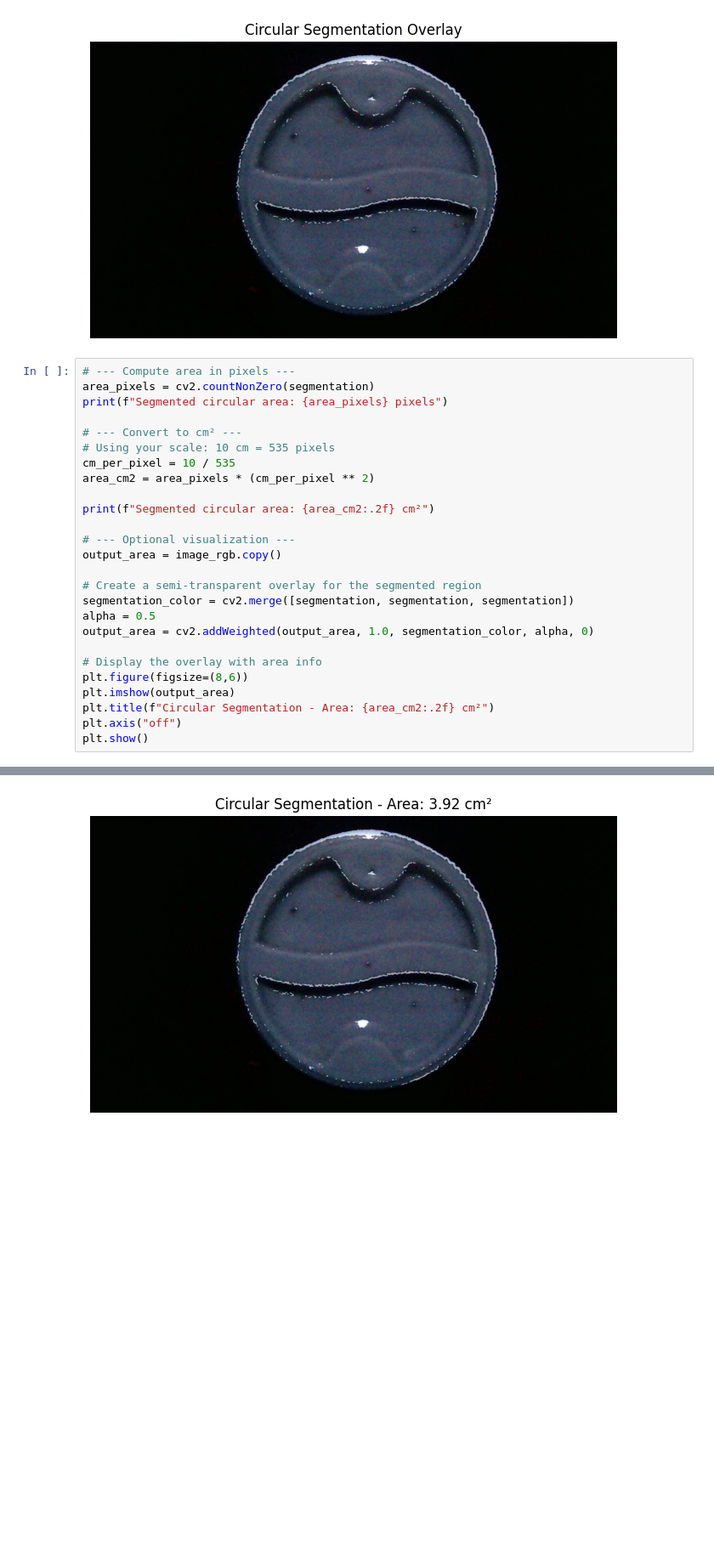
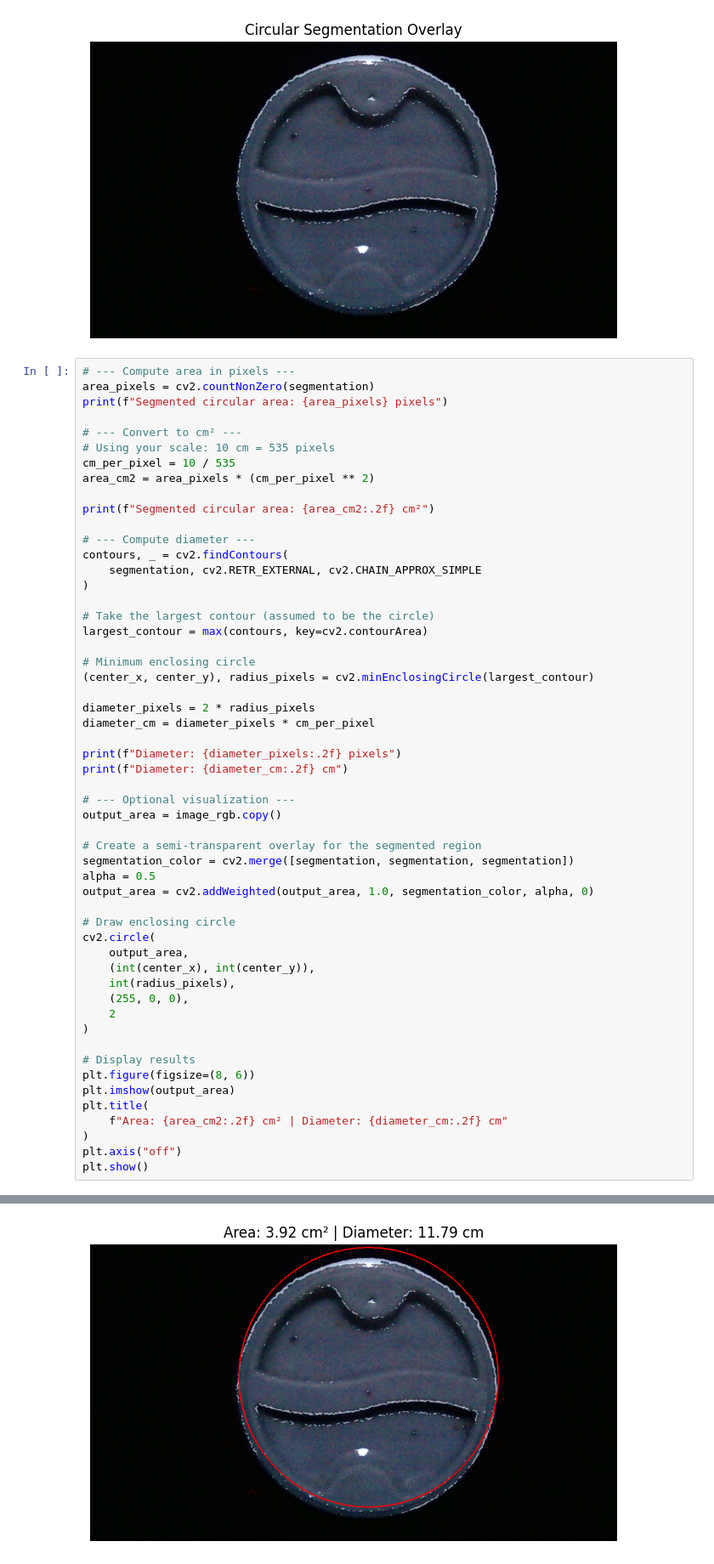
Before and after one commit to ChiriKamau/notebooks, a Jupyter notebook: round_edge_detection_.ipynb, the cells around one changed output, grey strips where cells are left out. Shown at 85% size. Saved outputs shown, nothing was run; the diff lists cells and outputs as text; blank space fills up the shorter version.

Commit message:
better in circles

```diff
--- a/round_edge_detection_.ipynb
+++ b/round_edge_detection_.ipynb
@@ -271,6 +271,23 @@ area_cm2 = area_pixels * (cm_per_pixel ** 2)
 
 print(f"Segmented circular area: {area_cm2:.2f} cm²")
 
+# --- Compute diameter ---
+contours, _ = cv2.findContours(
+    segmentation, cv2.RETR_EXTERNAL, cv2.CHAIN_APPROX_SIMPLE
+)
+
+# Take the largest contour (assumed to be the circle)
+largest_contour = max(contours, key=cv2.contourArea)
+
+# Minimum enclosing circle
+(center_x, center_y), radius_pixels = cv2.minEnclosingCircle(largest_contour)
+
+diameter_pixels = 2 * radius_pixels
+diameter_cm = diameter_pixels * cm_per_pixel
+
+print(f"Diameter: {diameter_pixels:.2f} pixels")
+print(f"Diameter: {diameter_cm:.2f} cm")
+
 # --- Optional visualization ---
 output_area = image_rgb.copy()
 
@@ -279,10 +296,21 @@ segmentation_color = cv2.merge([segmentation, segmentation, segmentation])
 alpha = 0.5
 output_area = cv2.addWeighted(output_area, 1.0, segmentation_color, alpha, 0)
 
-# Display the overlay with area info
-plt.figure(figsize=(8,6))
+# Draw enclosing circle
+cv2.circle(
+    output_area,
+    (int(center_x), int(center_y)),
+    int(radius_pixels),
+    (255, 0, 0),
+    2
+)
+
+# Display results
+plt.figure(figsize=(8, 6))
 plt.imshow(output_area)
-plt.title(f"Circular Segmentation - Area: {area_cm2:.2f} cm²")
+plt.title(
+    f"Area: {area_cm2:.2f} cm² | Diameter: {diameter_cm:.2f} cm"
+)
 plt.axis("off")
 plt.show()
 # %% [output]
@@ -291 +321 @@ Segmented circular area: 3.92 cm²
-[figure, old version]
+[figure, new version]
```
Also changed, not shown: parts of 2 cells of this notebook.
